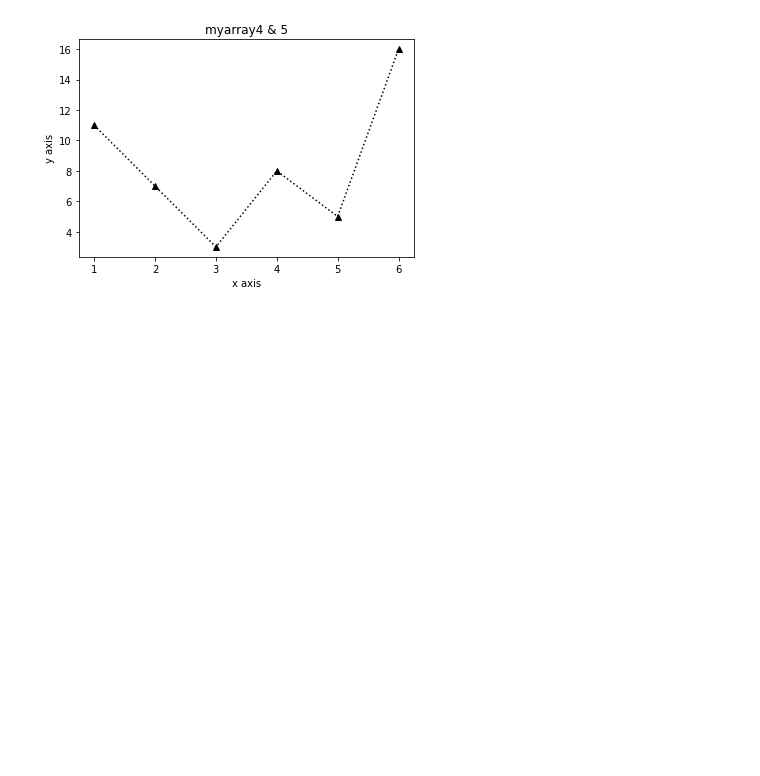
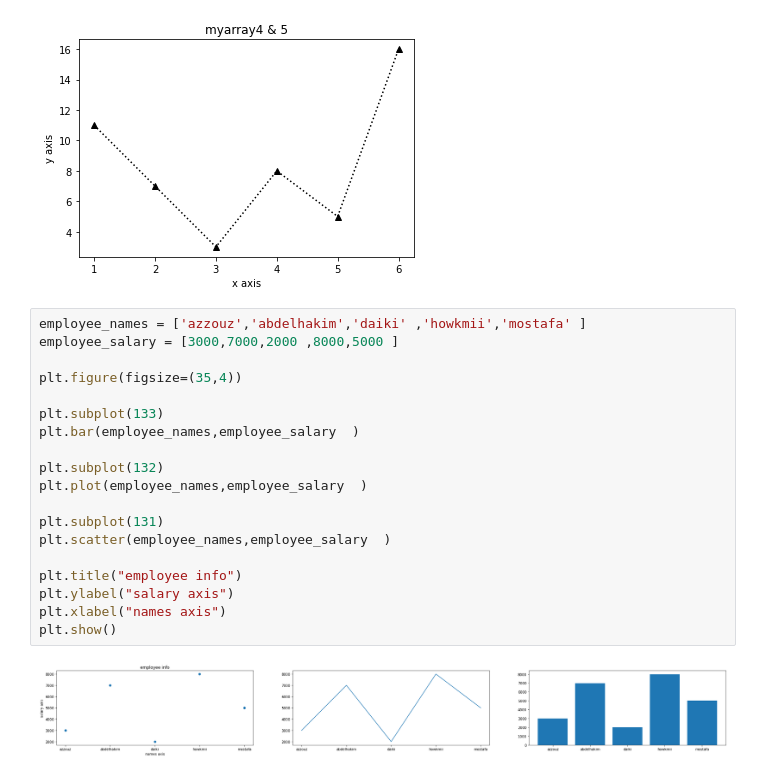
Before and after one commit to HowkMii/some-function-in-numpy, a Jupyter notebook: Matplotlib.ipynb, the cells around one changed output. Drawn from its saved outputs; the diff is of its cells as text; blank space fills up the shorter version.

Commit message:
plt subplot app

```diff
--- a/Matplotlib.ipynb
+++ b/Matplotlib.ipynb
@@ -76,3 +76,24 @@ plt.xlabel("x axis")
 plt.show()
 # %% [output]
 [figure]
+# %%
+employee_names = ['azzouz','abdelhakim','daiki' ,'howkmii','mostafa' ]
+employee_salary = [3000,7000,2000 ,8000,5000 ]
+
+plt.figure(figsize=(35,4))
+
+plt.subplot(133)
+plt.bar(employee_names,employee_salary  )
+
+plt.subplot(132)
+plt.plot(employee_names,employee_salary  )
+
+plt.subplot(131)
+plt.scatter(employee_names,employee_salary  )
+
+plt.title("employee info")
+plt.ylabel("salary axis")
+plt.xlabel("names axis")
+plt.show()
+# %% [output]
+[figure, added]
```
